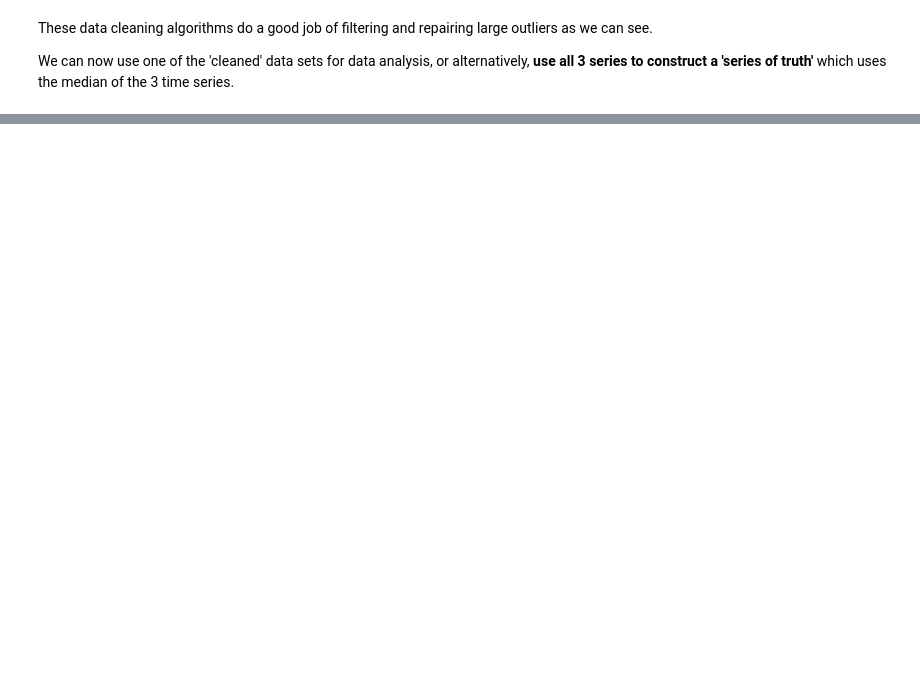
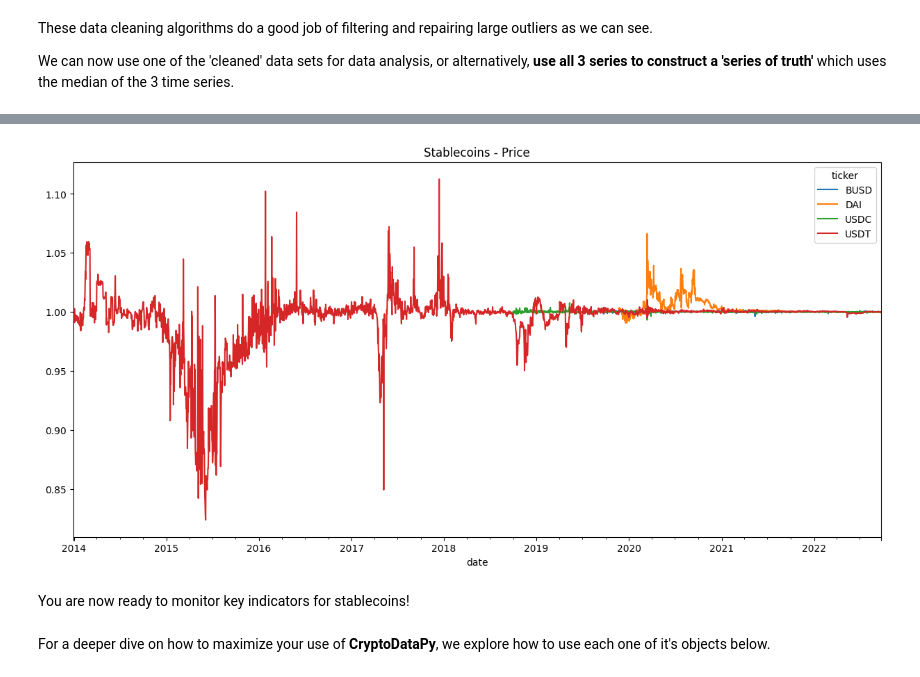
Before and after one commit to systamental/cryptodatapy, a Jupyter notebook: docs/example.ipynb, the cells around one changed output, grey strips where cells are left out. Drawn from its saved outputs; the diff is of its cells as text; code cells hidden in the pictures; blank space fills up the shorter version.

```diff
--- a/docs/example.ipynb
+++ b/docs/example.ipynb
@@ -198,0 +379,8 @@ dc = DataCatalog()
+# %%
+df.unstack().ref_rate_usd.plot(title='Stablecoins - Price', figsize=(15,7));
+# %% [output]
+[figure, added]
+# %% [markdown]
+You are now ready to monitor key indicators for stablecoins!
+# %% [markdown]
+For a deeper dive on how to maximize your use of **CryptoDataPy**, we explore how to use each one of it's objects below.
```
Also changed, not shown: parts of 173 cells of this notebook.
